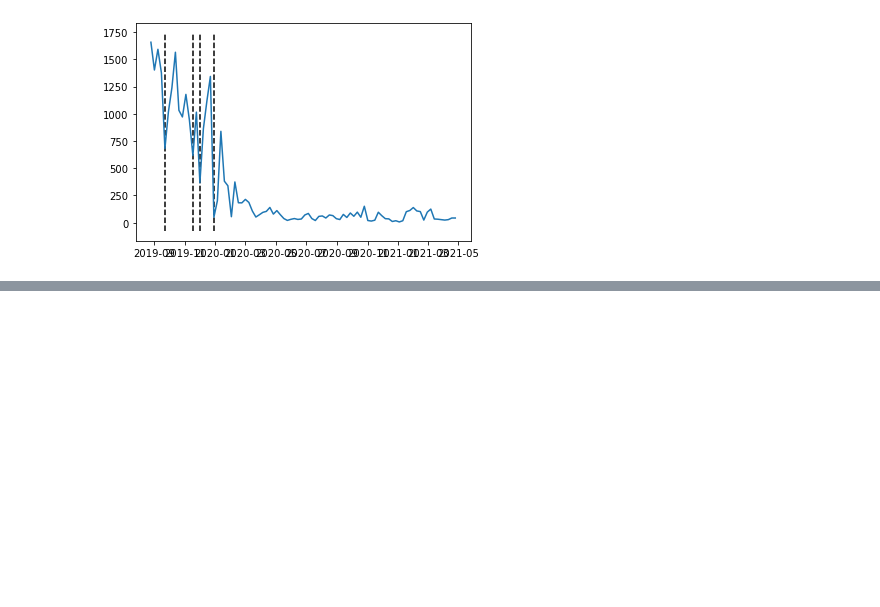
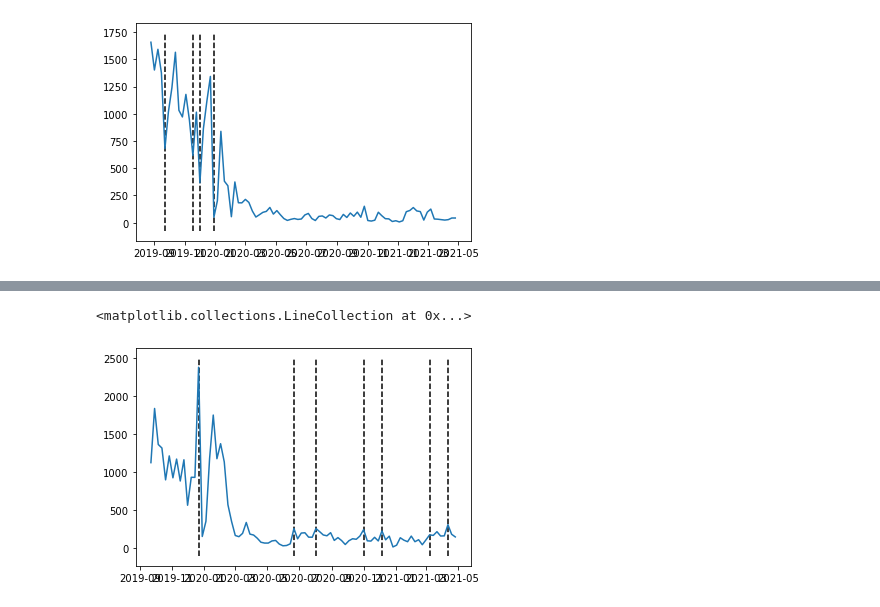
Before and after one commit to NSharick/anomaly-detection-exercises, a Jupyter notebook: time_series_anomaly_detection.ipynb, the cells around one changed output, grey strips where cells are left out. Cells and saved outputs as stored; diff of their text form; code cells hidden in the pictures; blank space fills up the shorter version.

```diff
--- a/time_series_anomaly_detection.ipynb
+++ b/time_series_anomaly_detection.ipynb
@@ -263,0 +345,6 @@ plt.vlines(lower_outliers.index, *plt.ylim(), color='black', ls='--', label='Low
+# %%
+plt.plot(bands3.index, bands3.actual)
+plt.vlines(upper_outliers.index, *plt.ylim(), color='black', ls='--', label='Upper Outlier')
+# %% [output]
+<matplotlib.collections.LineCollection at 0x...>
+[figure, added]
```
Also changed, not shown: parts of 11 cells of this notebook, 1 other file.
